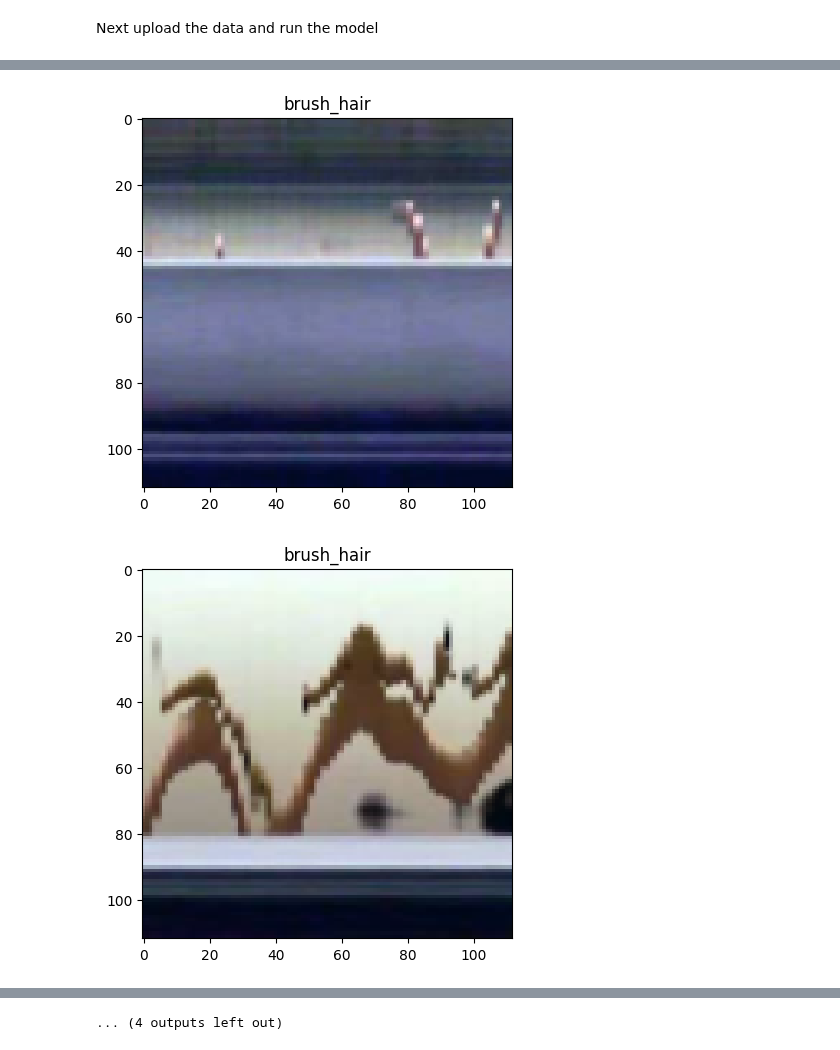
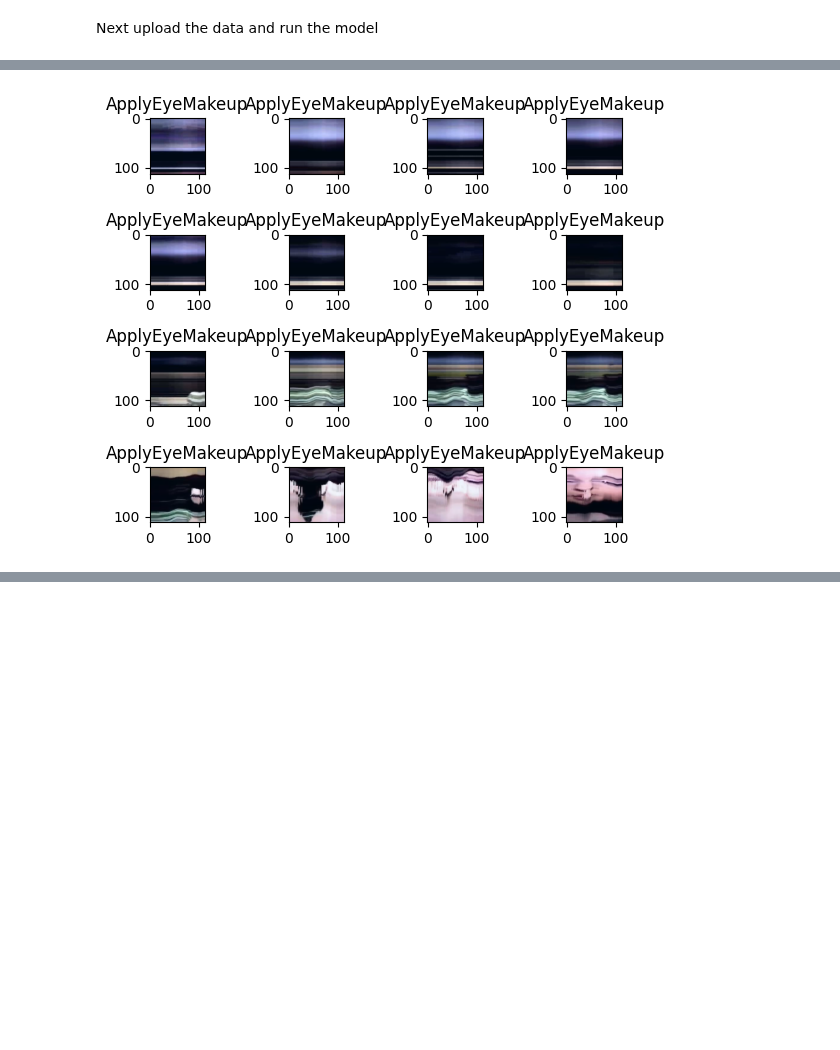
Before and after one commit to jmcgeeuva/MARS, a Jupyter notebook: visualize_frames.ipynb, the cells around one changed output, grey strips where cells are left out. Drawn from its saved outputs; the diff is of its cells as text; code cells hidden in the pictures; blank space fills up the shorter version.

```diff
--- a/visualize_frames.ipynb
+++ b/visualize_frames.ipynb
@@ -245,22 +218,25 @@ Now we will take a look at the TS sampling and visualization. First set the opt
 # %%
 opt_ts = dummy()
 opt_ts.modality = 'HTSU'
-opt_ts.batch_size = 1
-opt_ts.n_classes = 51
-opt_ts.n_finetune_classes = 51
+opt_ts.batch_size = 16
+opt_ts.n_classes = 101
+opt_ts.n_finetune_classes = 101
 opt_ts.model = 'resnext'
 opt_ts.input_channels = 3
-opt_ts.frame_dir = "/scratch/tkg5kq/mmaction2/data/hmdb51/wslices_res/"
-opt_ts.annotation_path = "/scratch/tkg5kq/mmaction2/data/hmdb51/annotations/"
-model_path = '/scratch/tkg5kq/MARS/results/TS/wslices_400_epochs2/HMDB51/'
-model_name = 'PreKin_HMDB51_1_RGB_train_batch32_sample112_clip16_nestFalse_damp0.9_weight_decay1e-05_manualseed1_modelresnext101_ftbeginidx4_varLR400.pth'
-opt_ts.resume_path1 = os.path.join(model_path, model_name)
-opt_ts.output_layers = ['avgpool', 'layer4', 'layer3']
+opt_ts.frame_dir = "/scratch/tkg5kq/datasets/ucf-101/ucf101/wslices/"
+opt_ts.annotation_path = "/scratch/tkg5kq/datasets/ucf-101/UCF101TrainTestSplits-RecognitionTask/ucfTrainTestlist/"
+# model_path = '/scratch/tkg5kq/MARS/results/TS/wslices_400_epochs2/HMDB51/'
+# model_name = 'PreKin_HMDB51_1_RGB_train_batch32_sample112_clip16_nestFalse_damp0.9_weight_decay1e-05_manualseed1_modelresnext101_ftbeginidx4_varLR400.pth'
+model_name = '/scratch/tkg5kq/MARS/results/TS/ts_test2/UCF101/PreKin_UCF101_1_HTSU_train_batch32_sample112_clip16_nestFalse_damp0.9_weight_decay1e-05_manualseed1_modelresnext101_ftbeginidx2_varLR206.pth'
+opt_ts.resume_path1 = model_name #os.path.join(model_path, model_name)
+opt_ts.output_layers = [] # ['avgpool', 'layer4', 'layer3']
 opt_ts.training = 0
+
+ucf_classes = get_classes(os.path.join(opt_ts.annotation_path, 'classInd.txt'))
 # %% [markdown]
 Next upload the data and run the model
 # %%
-ts_data   = HMDB51_test(split = 1,
+ts_data   = UCF101_test(split = 1,
                              train = 0,
                              opt = opt_ts)
 print("Length of train data = ", len(ts_data))
@@ -355,16 +346,21 @@ layer3: torch.Size([1, 2048, 1, 4, 4])
 # %%
-sample1 = x[0].numpy()
+frames = x.permute(0, 2, 3, 4, 1)[sample_num].numpy()
+# sample1 = x[sample_num].numpy()
 
-frames = np.transpose(sample1[:3, :, :, :], axes=[1, 2, 3, 0])
+# frames = np.transpose(sample1[:3, :, :, :], axes=[1, 2, 3, 0])
 image = frames[0, :, :, :]
 
+plt.figure()
+i = 1
 for image in frames:
     # Normalize between 0 and 1
     image = (image-np.min(image))/(np.max(image)-np.min(image))
-    plt.figure()
-    plt.title(f'{classes[y[0]]}')
+    plt.subplot(4, 4, i)
+    plt.title(f'{ucf_classes[y[0]]}')
     plt.imshow(image)
-    plt.show()
+    plt.tight_layout()
+    i += 1
+
+plt.show()
 # %% [output]
-[figure, old version]
+[figure, new version]
-[figure, removed]
@@ -381 +366,0 @@ for image in frames:
-... (4 outputs left out)
```
Also changed, not shown: parts of 15 cells of this notebook, 7 other files.
